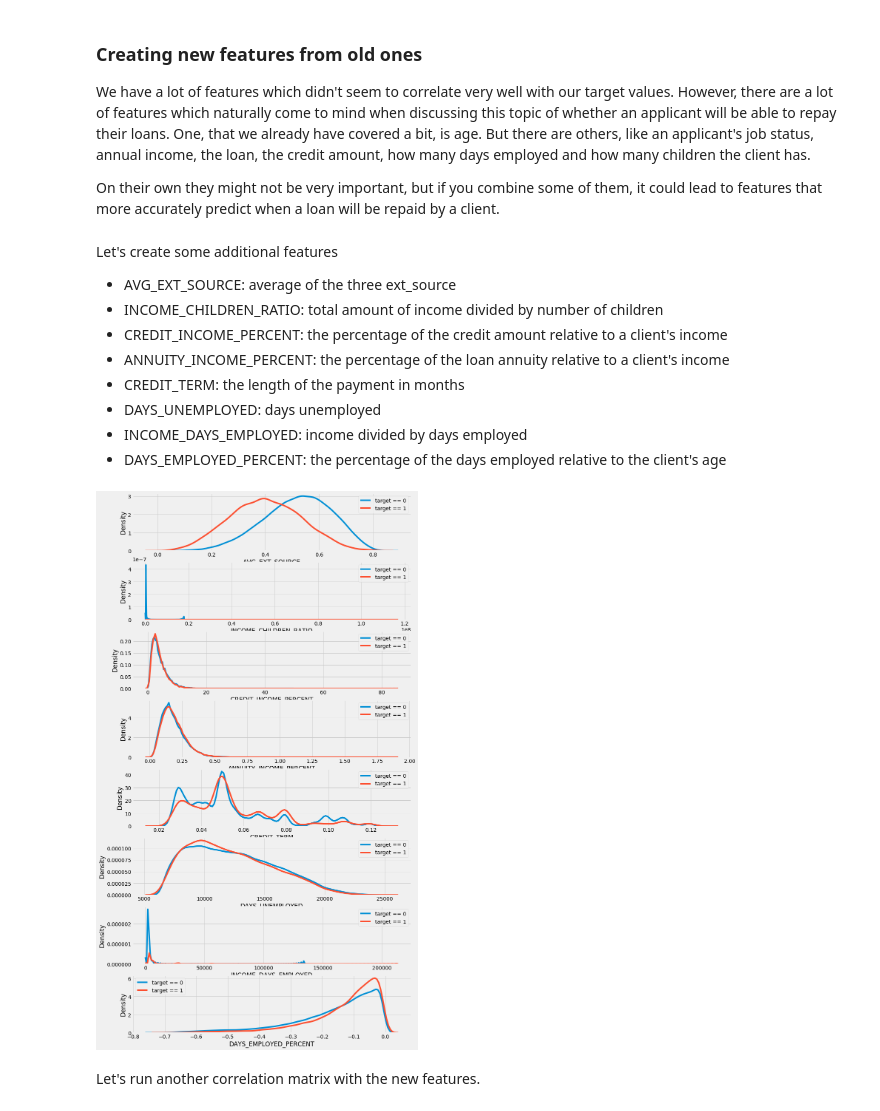
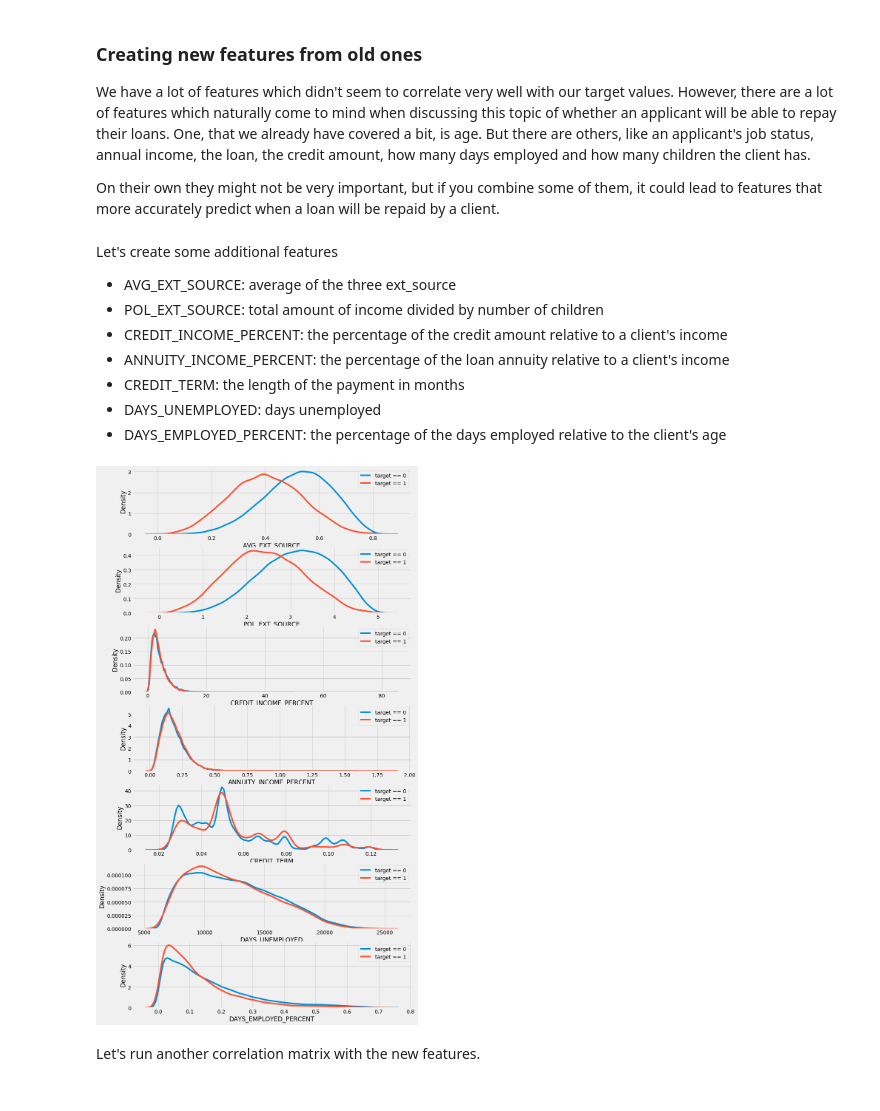
Before and after one commit to adrsolheim/notebooks, a Jupyter notebook: home-credit-default-risk/home_credit_default_risk.ipynb, the cells around one changed output. Saved outputs shown, nothing was run; the diff lists cells and outputs as text; code cells hidden in the pictures.

```diff
--- a/home-credit-default-risk/home_credit_default_risk.ipynb
+++ b/home-credit-default-risk/home_credit_default_risk.ipynb
@@ -518,3 +525,5 @@ Here we clearly see that the vast majority of clients applying for a loan has le
+# %%
+train_set['DAYS_EMPLOYED'] = abs(train_set['DAYS_EMPLOYED'])
 # %% [markdown]
 **Kernel Density Estimation (KDE)** is a way to estimate the probability density function of a random variable. We will use it here on 'TARGET' and 'DAYS_BIRTH' to get a sort of smoothed histogram.
 # %%
@@ -739,16 +748,15 @@ We have a lot of features which didn't seem to correlate very well with our targ
 
 On their own they might not be very important, but if you combine some of them, it could lead to features that more accurately predict when a loan will be repaid by a client.
 # %%
-building_train_set = train_set.copy()
-building_test_set = test_set.copy()
+featured_train_set = train_set.copy()
+featured_test_set = test_set.copy()
 # %% [markdown]
 Let's create some additional features
 
 * AVG_EXT_SOURCE: average of the three ext_source
-* INCOME_CHILDREN_RATIO: total amount of income divided by number of children
+* POL_EXT_SOURCE: total amount of income divided by number of children
 * CREDIT_INCOME_PERCENT: the percentage of the credit amount relative to a client's income
 * ANNUITY_INCOME_PERCENT: the percentage of the loan annuity relative to a client's income
 * CREDIT_TERM: the length of the payment in months
 * DAYS_UNEMPLOYED: days unemployed
-* INCOME_DAYS_EMPLOYED: income divided by days employed
 * DAYS_EMPLOYED_PERCENT: the percentage of the days employed relative to the client's age
@@ -772,0 +763,8 @@ building_test_set['DAYS_EMPLOYED_PERCENT'] = building_test_set['DAYS_EMPLOYED']
+# %%
+featured_train_set['AVG_EXT_SOURCE'] = (featured_train_set['EXT_SOURCE_1'] + featured_train_set['EXT_SOURCE_2'] + featured_train_set['EXT_SOURCE_3'])/3
+featured_train_set['POL_EXT_SOURCE'] = (3*featured_train_set['EXT_SOURCE_1'] + 2*featured_train_set['EXT_SOURCE_2'] + featured_train_set['EXT_SOURCE_3'])
+featured_train_set['CREDIT_INCOME_PERCENT'] = featured_train_set['AMT_CREDIT'] / featured_train_set['AMT_INCOME_TOTAL']
+featured_train_set['ANNUITY_INCOME_PERCENT'] = featured_train_set['AMT_ANNUITY'] / featured_train_set['AMT_INCOME_TOTAL']
+featured_train_set['CREDIT_TERM'] = featured_train_set['AMT_ANNUITY'] / featured_train_set['AMT_CREDIT']
+featured_train_set['DAYS_UNEMPLOYED'] = featured_train_set['DAYS_BIRTH'] - abs(featured_train_set['DAYS_EMPLOYED'])
+featured_train_set['DAYS_EMPLOYED_PERCENT'] = featured_train_set['DAYS_EMPLOYED'] / featured_train_set['DAYS_BIRTH']
@@ -773,21 +779,21 @@ building_test_set['DAYS_EMPLOYED_PERCENT'] = building_test_set['DAYS_EMPLOYED']
 # %%
 plt.figure(figsize = (12, 25))
 # iterate through the new features
-for i, feature in enumerate(['AVG_EXT_SOURCE', 'INCOME_CHILDREN_RATIO', 'CREDIT_INCOME_PERCENT', 'ANNUITY_INCOME_PERCENT', 'CREDIT_TERM','DAYS_UNEMPLOYED', 'INCOME_DAYS_EMPLOYED', 'DAYS_EMPLOYED_PERCENT']):
+for i, feature in enumerate(['AVG_EXT_SOURCE', 'POL_EXT_SOURCE', 'CREDIT_INCOME_PERCENT', 'ANNUITY_INCOME_PERCENT', 'CREDIT_TERM','DAYS_UNEMPLOYED', 'DAYS_EMPLOYED_PERCENT']):
 
     # create a new subplot for each source
-    plt.subplot(8, 1, i + 1)
+    plt.subplot(7, 1, i + 1)
     # plot repaid loans
-    sns.kdeplot(building_train_set.loc[building_train_set['TARGET'] == 0, feature], label = 'target == 0')
+    sns.kdeplot(featured_train_set.loc[featured_train_set['TARGET'] == 0, feature], label = 'target == 0')
     # plot loans that were not repaid
-    sns.kdeplot(building_train_set.loc[building_train_set['TARGET'] == 1, feature], label = 'target == 1')
+    sns.kdeplot(featured_train_set.loc[featured_train_set['TARGET'] == 1, feature], label = 'target == 1')
 
     # Label the plots
     #plt.title('Distribution of %s by Target Value' % feature)
     plt.title('')
     plt.xlabel('%s' % feature); plt.ylabel('Density');
 # %% [output]
-[figure, old version]
+[figure, new version]
 # %% [markdown]
 Let's run another correlation matrix with the new features.
 # %%
```
Also changed, not shown: parts of 54 cells of this notebook.
